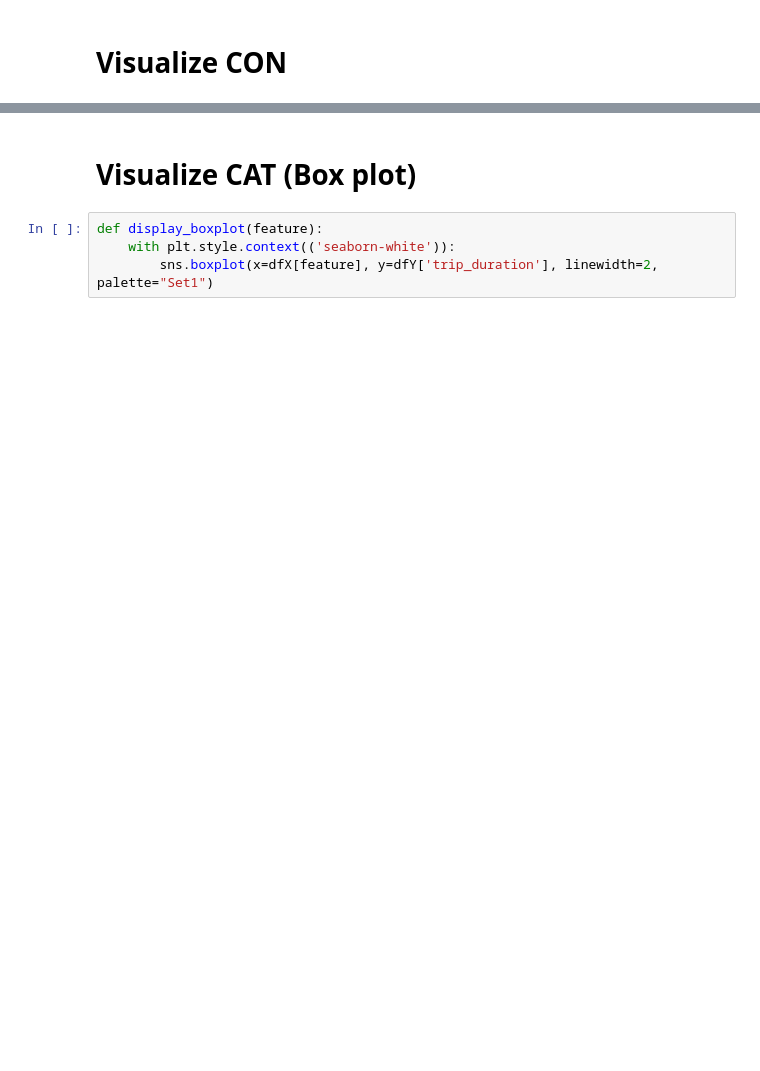
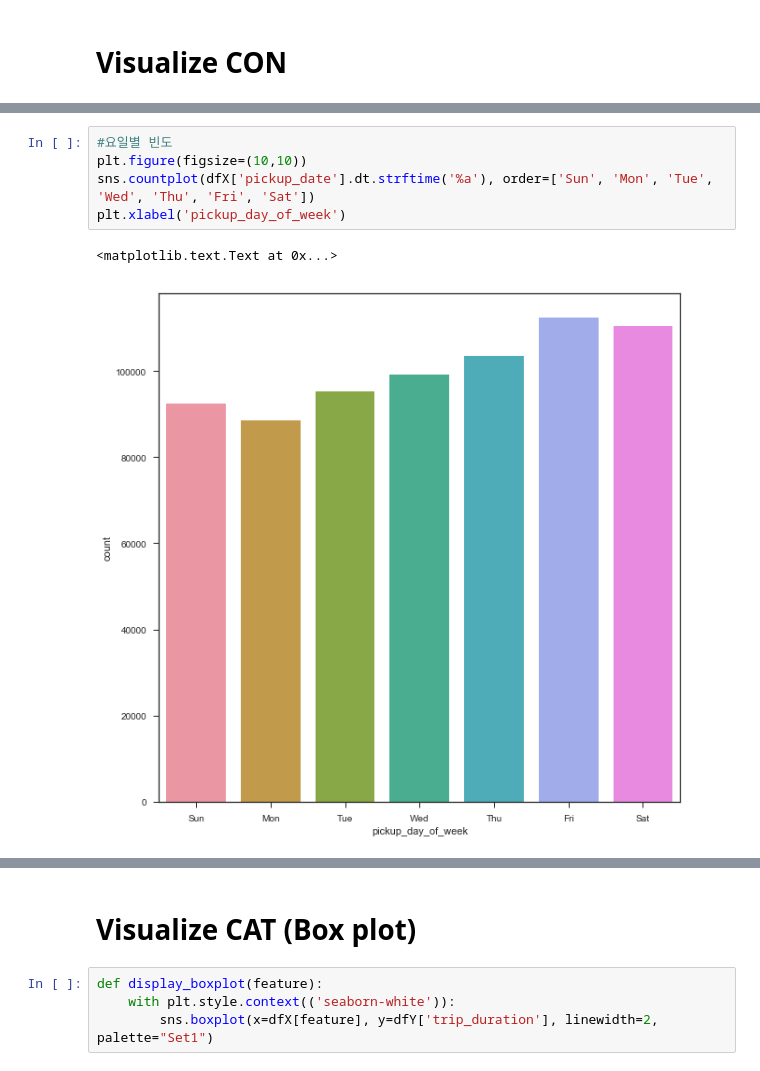
Before and after one commit to Soon2003/reg_pjt, a Jupyter notebook: Main.ipynb, the cells around one changed output, grey strips where cells are left out. Drawn from its saved outputs; the diff is of its cells as text; blank space fills up the shorter version.

```diff
--- a/Main.ipynb
+++ b/Main.ipynb
@@ -127,0 +203,8 @@ dfX_con.describe()
+# %%
+#요일별 빈도
+plt.figure(figsize=(10,10))
+sns.countplot(dfX['pickup_date'].dt.strftime('%a'), order=['Sun', 'Mon', 'Tue', 'Wed', 'Thu', 'Fri', 'Sat'])
+plt.xlabel('pickup_day_of_week')
+# %% [output]
+<matplotlib.text.Text at 0x...>
+[figure, added]
```
Also changed, not shown: parts of 27 cells of this notebook, 7 other files.
